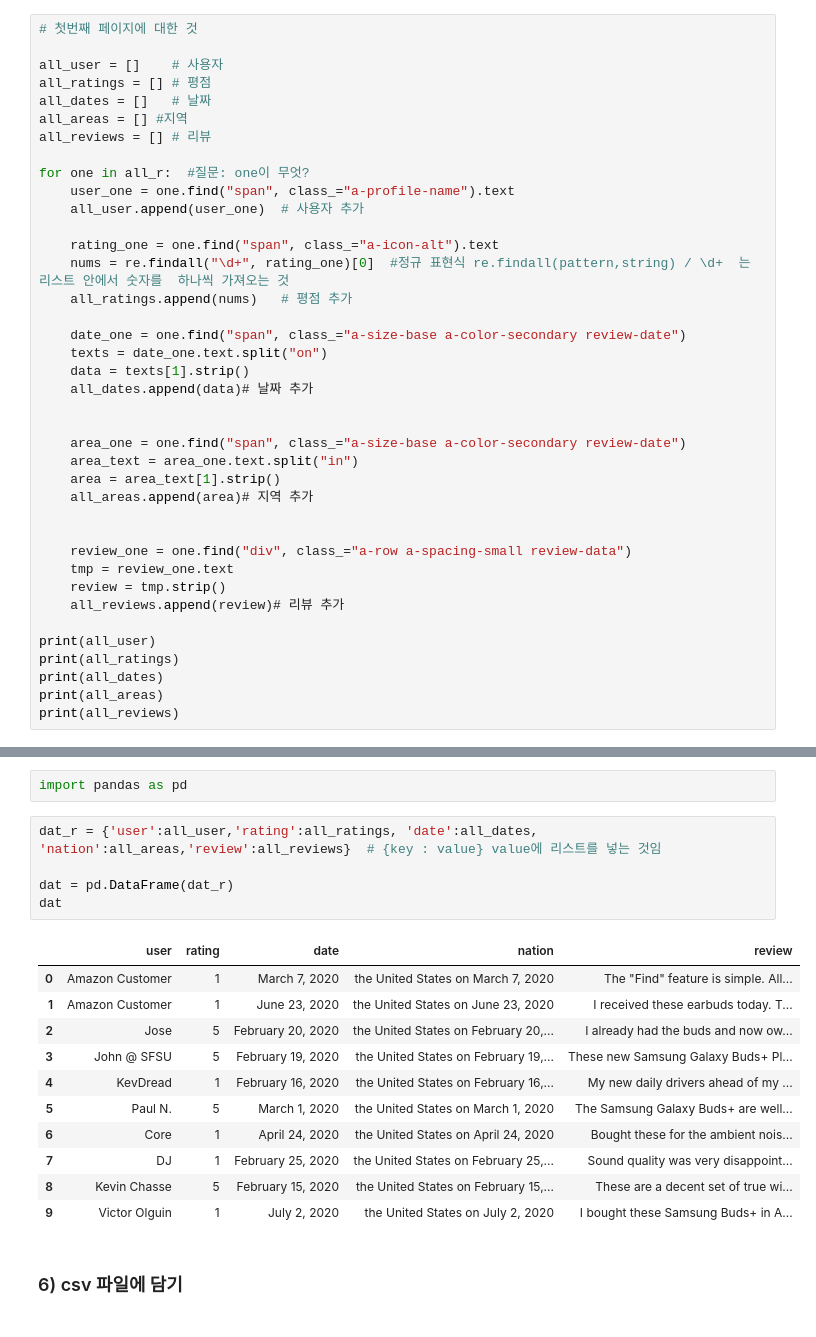
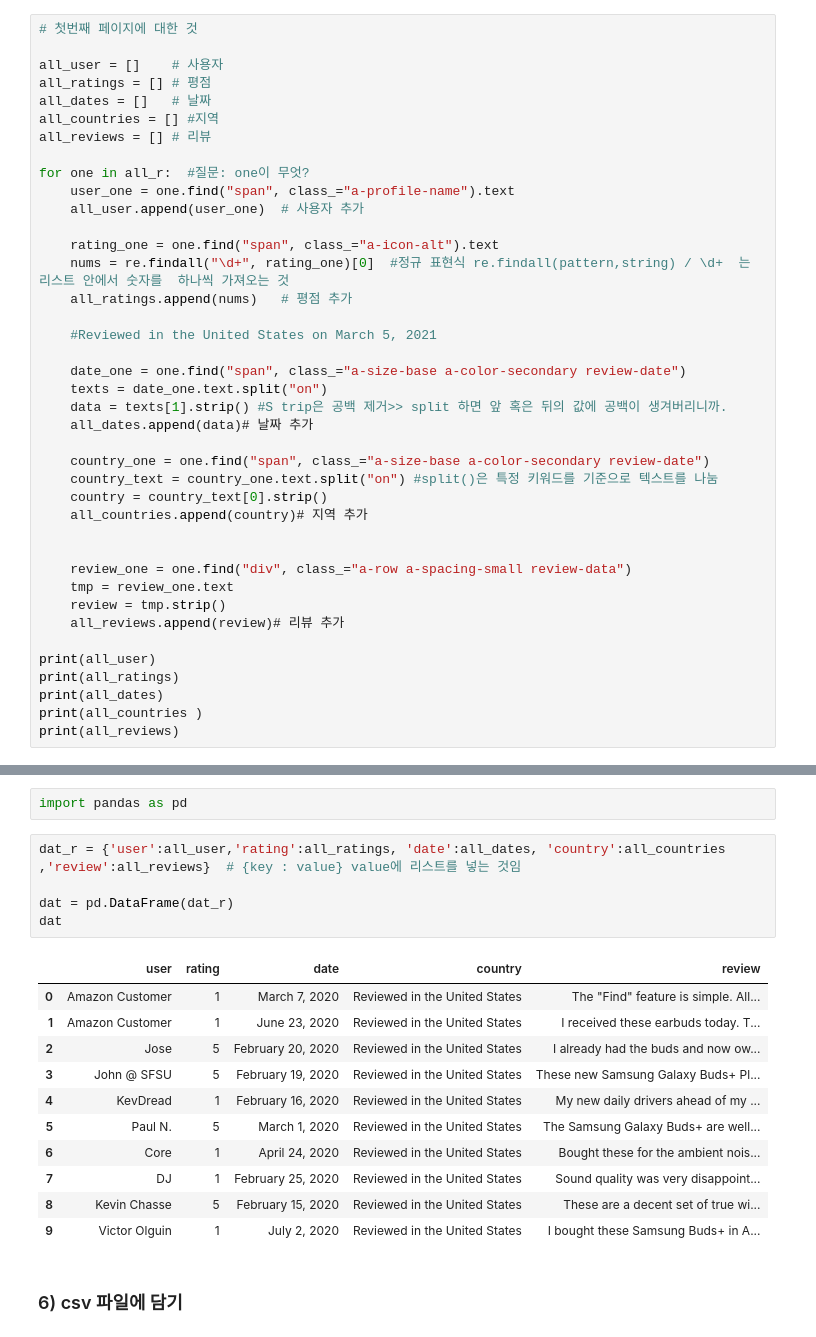
Before and after one commit to genie-lee-beep/Jieun-Lee, a Jupyter notebook: Likelion_bootcamp/코드라이언_아마존 리뷰 데이터 분석_실습_20210621.ipynb, the cells around one changed output, grey strips where cells are left out. Drawn from its saved outputs; the diff is of its cells as text.

```diff
--- a/Likelion_bootcamp/코드라이언_아마존 리뷰 데이터 분석_실습_20210621.ipynb
+++ b/Likelion_bootcamp/코드라이언_아마존 리뷰 데이터 분석_실습_20210621.ipynb
@@ -57,7 +57,7 @@ all_r
 all_user = []    # 사용자
 all_ratings = [] # 평점
 all_dates = []   # 날짜
-all_areas = [] #지역
+all_countries = [] #지역
 all_reviews = [] # 리뷰
 
 for one in all_r:  #질문: one이 무엇?
@@ -68,16 +68,17 @@ for one in all_r:  #질문: one이 무엇?
     nums = re.findall("\d+", rating_one)[0]  #정규 표현식 re.findall(pattern,string) / \d+  는 리스트 안에서 숫자를  하나씩 가져오는 것
     all_ratings.append(nums)   # 평점 추가
 
+    #Reviewed in the United States on March 5, 2021
+
     date_one = one.find("span", class_="a-size-base a-color-secondary review-date")
     texts = date_one.text.split("on")
-    data = texts[1].strip()
+    data = texts[1].strip() #S trip은 공백 제거>> split 하면 앞 혹은 뒤의 값에 공백이 생겨버리니까.
     all_dates.append(data)# 날짜 추가
 
-
-    area_one = one.find("span", class_="a-size-base a-color-secondary review-date")
-    area_text = area_one.text.split("in")
-    area = area_text[1].strip()
-    all_areas.append(area)# 지역 추가
+    country_one = one.find("span", class_="a-size-base a-color-secondary review-date")
+    country_text = country_one.text.split("on") #split()은 특정 키워드를 기준으로 텍스트를 나눔
+    country = country_text[0].strip()
+    all_countries.append(country)# 지역 추가
 
 
     review_one = one.find("div", class_="a-row a-spacing-small review-data")
@@ -88,7 +89,7 @@ for one in all_r:  #질문: one이 무엇?
 print(all_user)
 print(all_ratings)
 print(all_dates)
-print(all_areas)
+print(all_countries )
 print(all_reviews)
 # %% [output]
 ['Amazon Customer', 'Amazon Customer', 'Jose', 'John @ SFSU', 'KevDread', 'Paul N.', 'Core', 'DJ', 'Kevin Chasse', 'Victor Olguin']
@@ -101,22 +102,22 @@ print(all_reviews)
 # %%
 import pandas as pd
 # %%
-dat_r = {'user':all_user,'rating':all_ratings, 'date':all_dates, 'nation':all_areas,'review':all_reviews}  # {key : value} value에 리스트를 넣는 것임
+dat_r = {'user':all_user,'rating':all_ratings, 'date':all_dates, 'country':all_countries ,'review':all_reviews}  # {key : value} value에 리스트를 넣는 것임
 
 dat = pd.DataFrame(dat_r)
 dat
 # %% [output]
-|  | user | rating | date | nation | review |
-| 0 | Amazon Customer | 1 | March 7, 2020 | the United States on March 7, 2020 | The "Find" feature is simple. All... |
-| 1 | Amazon Customer | 1 | June 23, 2020 | the United States on June 23, 2020 | I received these earbuds today. T... |
-| 2 | Jose | 5 | February 20, 2020 | the United States on February 20,... | I already had the buds and now ow... |
-| 3 | John @ SFSU | 5 | February 19, 2020 | the United States on February 19,... | These new Samsung Galaxy Buds+ Pl... |
-| 4 | KevDread | 1 | February 16, 2020 | the United States on February 16,... | My new daily drivers ahead of my ... |
-| 5 | Paul N. | 5 | March 1, 2020 | the United States on March 1, 2020 | The Samsung Galaxy Buds+ are well... |
-| 6 | Core | 1 | April 24, 2020 | the United States on April 24, 2020 | Bought these for the ambient nois... |
-| 7 | DJ | 1 | February 25, 2020 | the United States on February 25,... | Sound quality was very disappoint... |
-| 8 | Kevin Chasse | 5 | February 15, 2020 | the United States on February 15,... | These are a decent set of true wi... |
-| 9 | Victor Olguin | 1 | July 2, 2020 | the United States on July 2, 2020 | I bought these Samsung Buds+ in A... |
+|  | user | rating | date | country | review |
+| 0 | Amazon Customer | 1 | March 7, 2020 | Reviewed in the United States | The "Find" feature is simple. All... |
+| 1 | Amazon Customer | 1 | June 23, 2020 | Reviewed in the United States | I received these earbuds today. T... |
+| 2 | Jose | 5 | February 20, 2020 | Reviewed in the United States | I already had the buds and now ow... |
+| 3 | John @ SFSU | 5 | February 19, 2020 | Reviewed in the United States | These new Samsung Galaxy Buds+ Pl... |
+| 4 | KevDread | 1 | February 16, 2020 | Reviewed in the United States | My new daily drivers ahead of my ... |
+| 5 | Paul N. | 5 | March 1, 2020 | Reviewed in the United States | The Samsung Galaxy Buds+ are well... |
+| 6 | Core | 1 | April 24, 2020 | Reviewed in the United States | Bought these for the ambient nois... |
+| 7 | DJ | 1 | February 25, 2020 | Reviewed in the United States | Sound quality was very disappoint... |
+| 8 | Kevin Chasse | 5 | February 15, 2020 | Reviewed in the United States | These are a decent set of true wi... |
+| 9 | Victor Olguin | 1 | July 2, 2020 | Reviewed in the United States | I bought these Samsung Buds+ in A... |
 # %% [markdown]
 ### 6) csv 파일에 담기
 # %%
```
Also changed, not shown: parts of 3 cells of this notebook.
